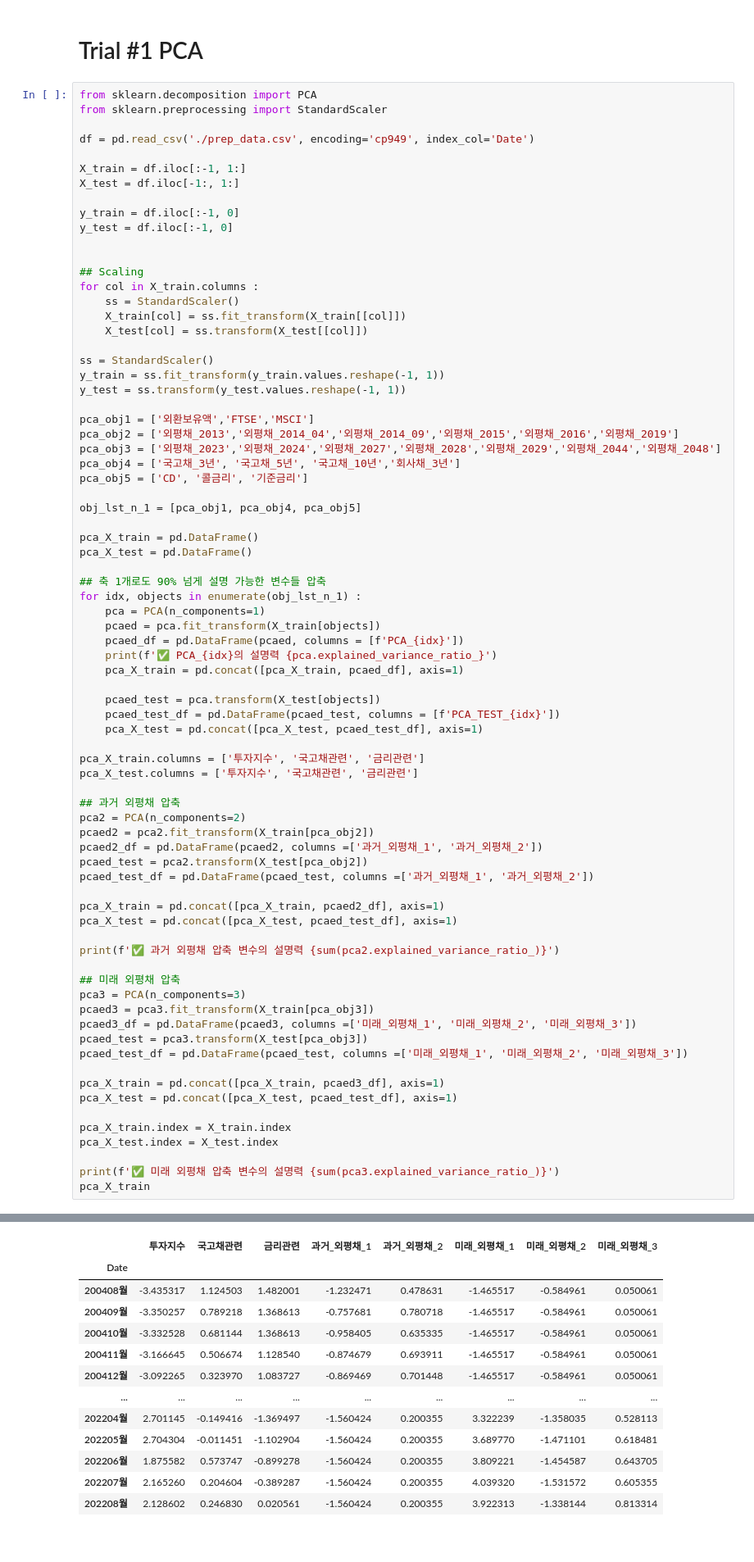
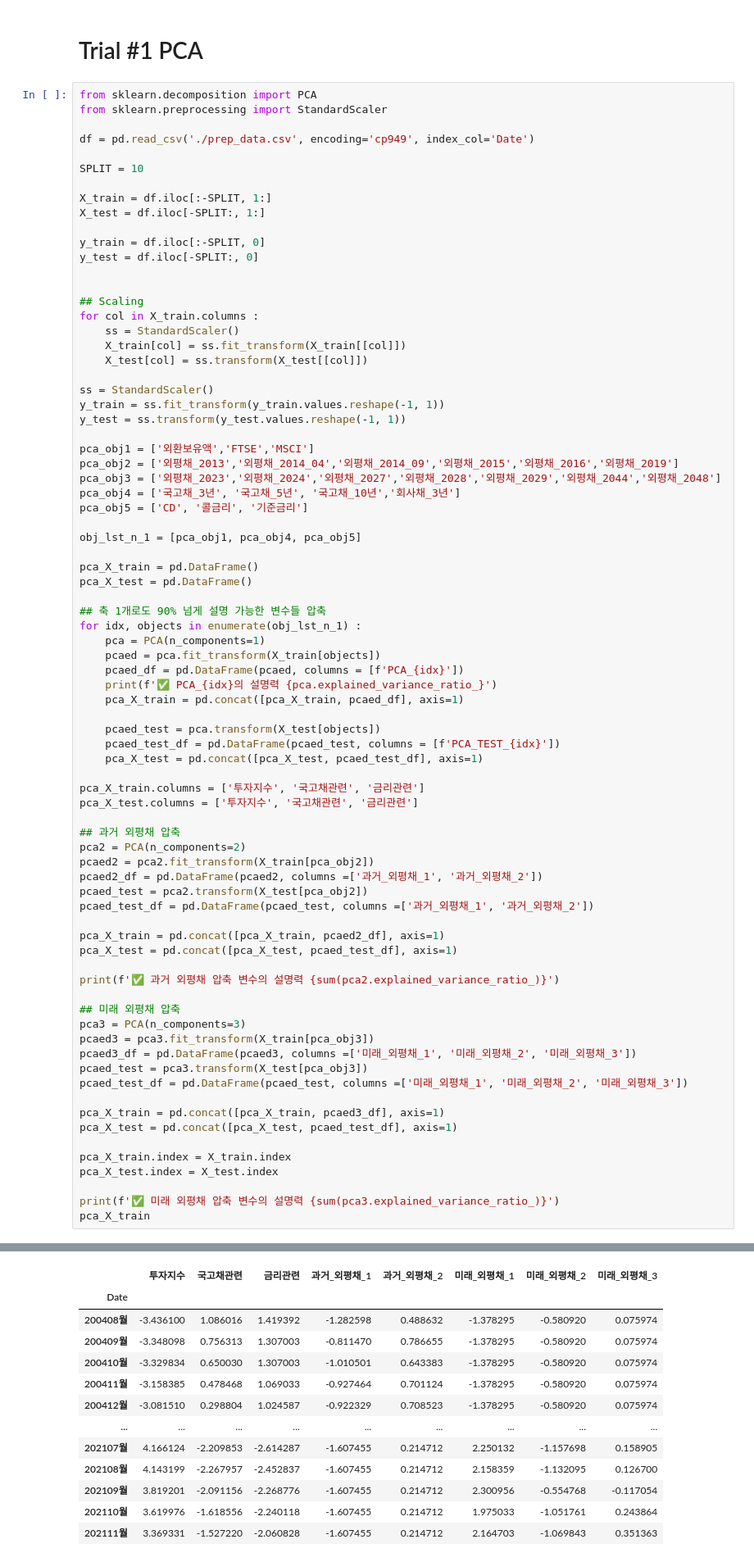
Before and after one commit to paragonyun/Deepconomics, a Jupyter notebook: main.ipynb, the cells around one changed output, grey strips where cells are left out. Shown: that part at 82% size. Saved outputs shown, nothing was run; the diff lists cells and outputs as text.

```diff
--- a/main.ipynb
+++ b/main.ipynb
@@ -248,11 +251,13 @@ from sklearn.preprocessing import StandardScaler
 
 df = pd.read_csv('./prep_data.csv', encoding='cp949', index_col='Date')
 
-X_train = df.iloc[:-1, 1:]
-X_test = df.iloc[-1:, 1:]
+SPLIT = 10
 
-y_train = df.iloc[:-1, 0]
-y_test = df.iloc[:-1, 0]
+X_train = df.iloc[:-SPLIT, 1:]
+X_test = df.iloc[-SPLIT:, 1:]
+
+y_train = df.iloc[:-SPLIT, 0]
+y_test = df.iloc[-SPLIT:, 0]
 
 
 ## Scaling
@@ -327,13 +332,13 @@ pca_X_train
 |  | 투자지수 | 국고채관련 | 금리관련 | 과거_외평채_1 | 과거_외평채_2 | 미래_외평채_1 | 미래_외평채_2 | 미래_외평채_3 |
 | Date |  |  |  |  |  |  |  |  |
-| 200408월 | -3.435317 | 1.124503 | 1.482001 | -1.232471 | 0.478631 | -1.465517 | -0.584961 | 0.050061 |
-| 200409월 | -3.350257 | 0.789218 | 1.368613 | -0.757681 | 0.780718 | -1.465517 | -0.584961 | 0.050061 |
-| 200410월 | -3.332528 | 0.681144 | 1.368613 | -0.958405 | 0.635335 | -1.465517 | -0.584961 | 0.050061 |
-| 200411월 | -3.166645 | 0.506674 | 1.128540 | -0.874679 | 0.693911 | -1.465517 | -0.584961 | 0.050061 |
-| 200412월 | -3.092265 | 0.323970 | 1.083727 | -0.869469 | 0.701448 | -1.465517 | -0.584961 | 0.050061 |
+| 200408월 | -3.436100 | 1.086016 | 1.419392 | -1.282598 | 0.488632 | -1.378295 | -0.580920 | 0.075974 |
+| 200409월 | -3.348098 | 0.756313 | 1.307003 | -0.811470 | 0.786655 | -1.378295 | -0.580920 | 0.075974 |
+| 200410월 | -3.329834 | 0.650030 | 1.307003 | -1.010501 | 0.643383 | -1.378295 | -0.580920 | 0.075974 |
+| 200411월 | -3.158385 | 0.478468 | 1.069033 | -0.927464 | 0.701124 | -1.378295 | -0.580920 | 0.075974 |
+| 200412월 | -3.081510 | 0.298804 | 1.024587 | -0.922329 | 0.708523 | -1.378295 | -0.580920 | 0.075974 |
 | ... | ... | ... | ... | ... | ... | ... | ... | ... |
-| 202204월 | 2.701145 | -0.149416 | -1.369497 | -1.560424 | 0.200355 | 3.322239 | -1.358035 | 0.528113 |
-| 202205월 | 2.704304 | -0.011451 | -1.102904 | -1.560424 | 0.200355 | 3.689770 | -1.471101 | 0.618481 |
-| 202206월 | 1.875582 | 0.573747 | -0.899278 | -1.560424 | 0.200355 | 3.809221 | -1.454587 | 0.643705 |
-| 202207월 | 2.165260 | 0.204604 | -0.389287 | -1.560424 | 0.200355 | 4.039320 | -1.531572 | 0.605355 |
-| 202208월 | 2.128602 | 0.246830 | 0.020561 | -1.560424 | 0.200355 | 3.922313 | -1.338144 | 0.813314 |
+| 202107월 | 4.166124 | -2.209853 | -2.614287 | -1.607455 | 0.214712 | 2.250132 | -1.157698 | 0.158905 |
+| 202108월 | 4.143199 | -2.267957 | -2.452837 | -1.607455 | 0.214712 | 2.158359 | -1.132095 | 0.126700 |
+| 202109월 | 3.819201 | -2.091156 | -2.268776 | -1.607455 | 0.214712 | 2.300956 | -0.554768 | -0.117054 |
+| 202110월 | 3.619976 | -1.618556 | -2.240118 | -1.607455 | 0.214712 | 1.975033 | -1.051761 | 0.243864 |
+| 202111월 | 3.369331 | -1.527220 | -2.060828 | -1.607455 | 0.214712 | 2.164703 | -1.069843 | 0.351363 |
```
Also changed, not shown: parts of 25 cells of this notebook.
